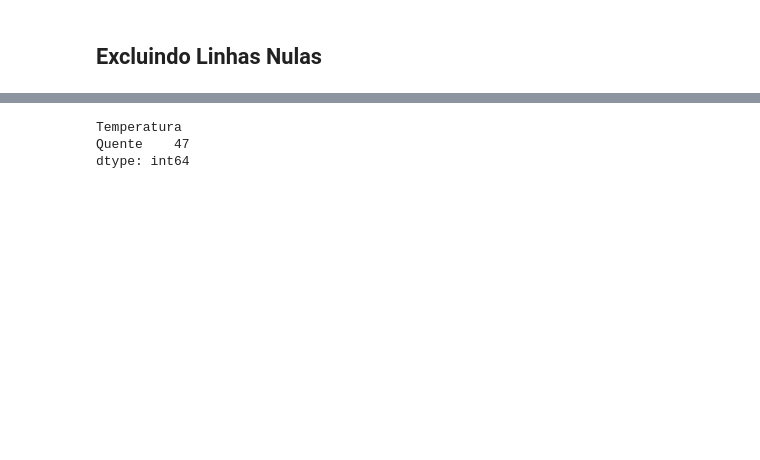
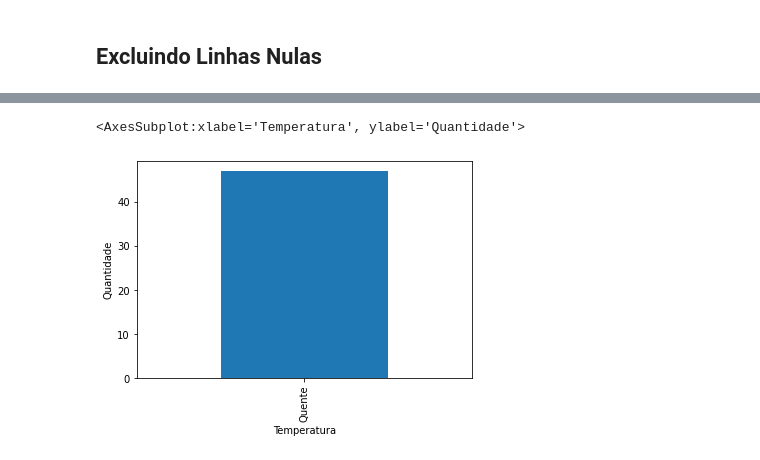
Before and after one commit to hgosouza1/Data-Science, a Jupyter notebook: Projeto Pessoal/Estética Automotiva/Relatório de Vendas.ipynb, the cells around one changed output, grey strips where cells are left out. Saved outputs shown, nothing was run; the diff lists cells and outputs as text; code cells hidden in the pictures; blank space fills up the shorter version.

```diff
--- a/Projeto Pessoal/Estética Automotiva/Relatório de Vendas.ipynb
+++ b/Projeto Pessoal/Estética Automotiva/Relatório de Vendas.ipynb
@@ -68,8 +100,7 @@ dtype: int64
 # %%
 # Temperatura
 agrupado = dados.groupby(['Temperatura']).size()
-agrupado
+agrupado.plot.bar(ylabel = 'Quantidade')
 # %% [output]
-Temperatura
-Quente    47
-dtype: int64
+<AxesSubplot:xlabel='Temperatura', ylabel='Quantidade'>
+[figure, added]
```
Also changed, not shown: parts of 17 cells of this notebook.
